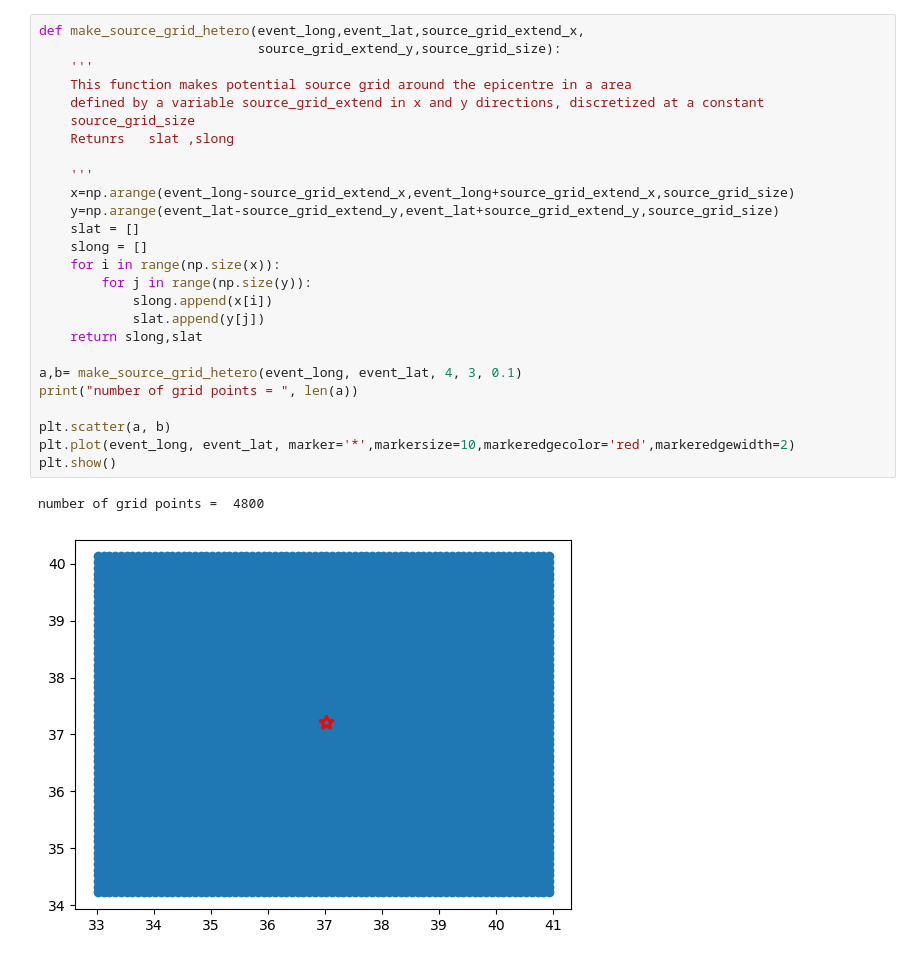
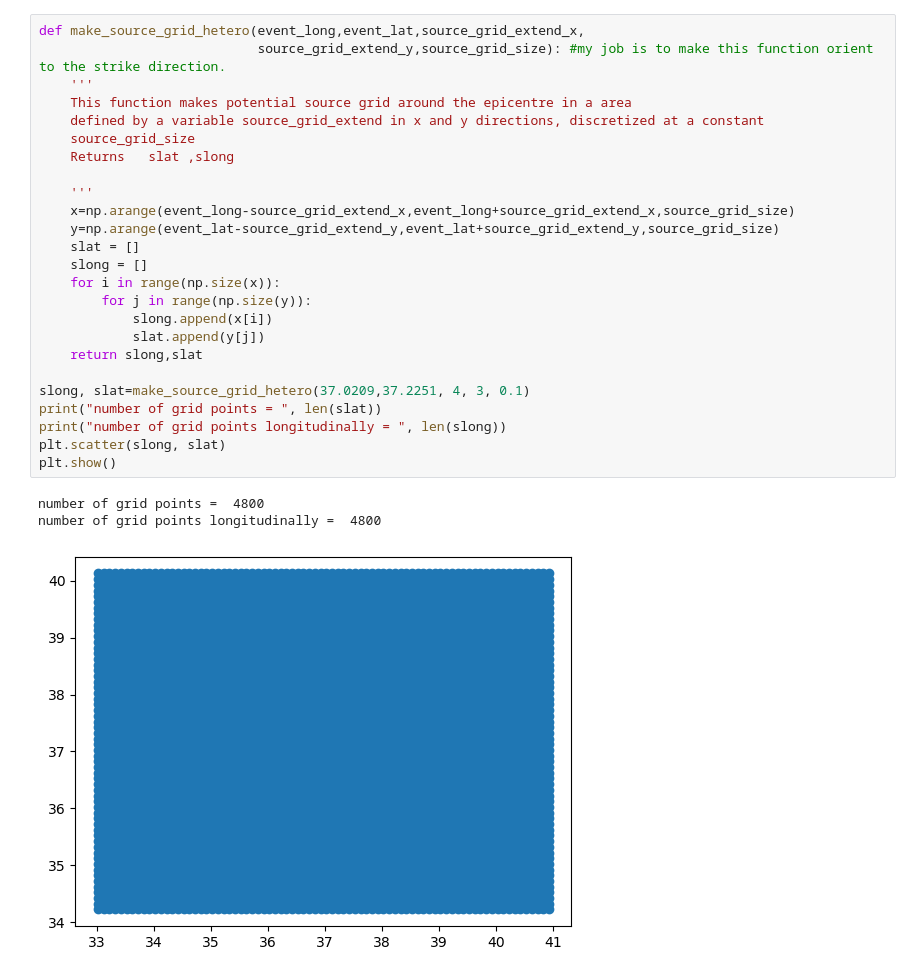
Before and after one commit to anewvauve/backprojection_anubhab, a Jupyter notebook: grid_coords.ipynb, the cells around one changed output. Cells and saved outputs as stored; diff of their text form.

```diff
--- a/grid_coords.ipynb
+++ b/grid_coords.ipynb
@@ -95,29 +97,29 @@ array([   0,  -10,  -20,  -30,  -40,  -50,  -60,  -70,  -80,  -90, -100,
 # %%
 def make_source_grid_hetero(event_long,event_lat,source_grid_extend_x,
-                            source_grid_extend_y,source_grid_size):
+                            source_grid_extend_y,source_grid_size): #my job is to make this function orient to the strike direction.
     '''
     This function makes potential source grid around the epicentre in a area
     defined by a variable source_grid_extend in x and y directions, discretized at a constant
     source_grid_size
-    Retunrs   slat ,slong
+    Returns   slat ,slong
 
     '''
     x=np.arange(event_long-source_grid_extend_x,event_long+source_grid_extend_x,source_grid_size)
     y=np.arange(event_lat-source_grid_extend_y,event_lat+source_grid_extend_y,source_grid_size)
     slat = []
     slong = []
     for i in range(np.size(x)):
         for j in range(np.size(y)):
             slong.append(x[i])
             slat.append(y[j])
     return slong,slat
 
-a,b= make_source_grid_hetero(event_long, event_lat, 4, 3, 0.1)
-print("number of grid points = ", len(a))
-
-plt.scatter(a, b)
-plt.plot(event_long, event_lat, marker='*',markersize=10,markeredgecolor='red',markeredgewidth=2)
+slong, slat=make_source_grid_hetero(37.0209,37.2251, 4, 3, 0.1)
+print("number of grid points = ", len(slat))
+print("number of grid points longitudinally = ", len(slong))
+plt.scatter(slong, slat)
 plt.show()
 # %% [output]
 number of grid points =  4800
+number of grid points longitudinally =  4800
-[figure, old version]
+[figure, new version]
```
Also changed, not shown: parts of 2 cells of this notebook, 24 other files.
